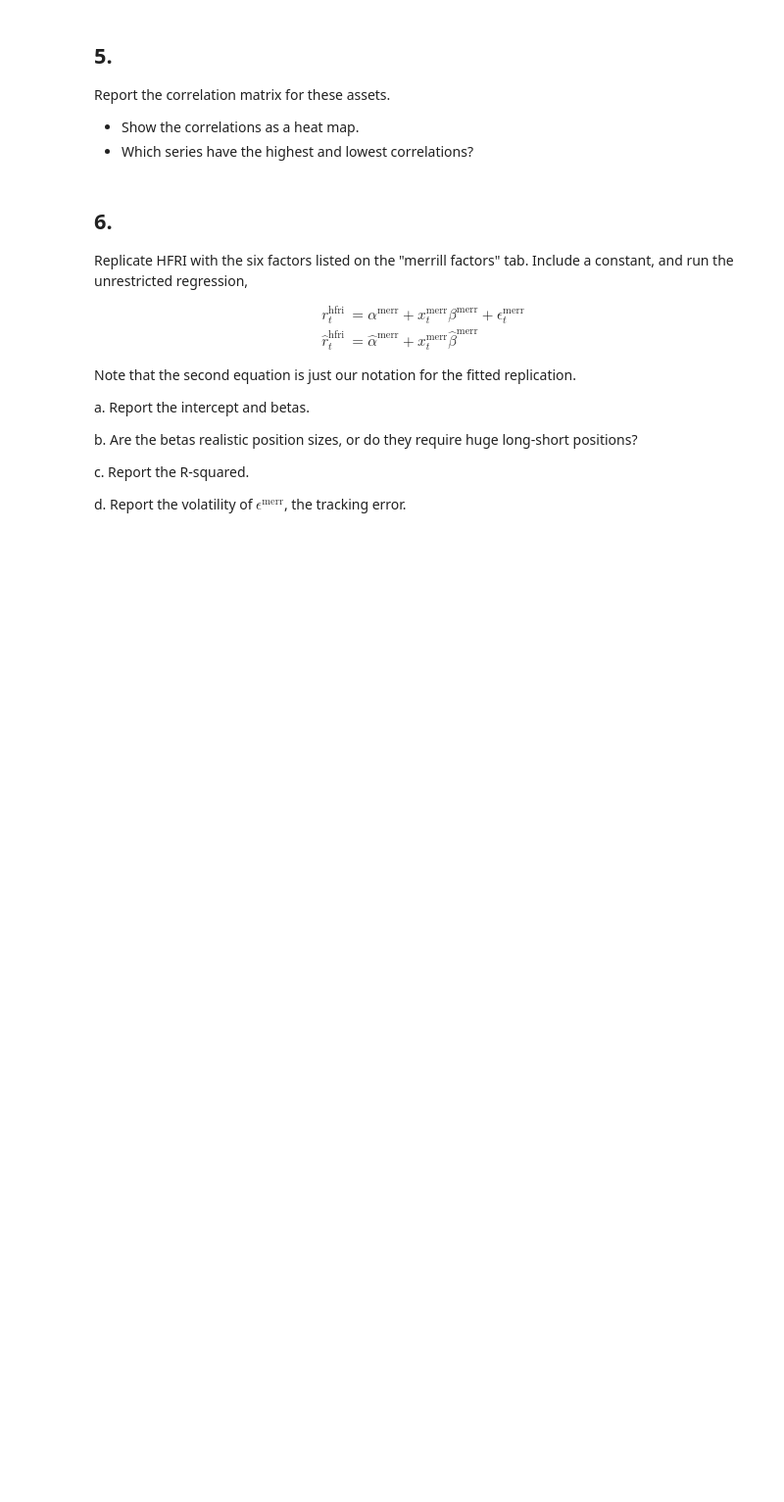
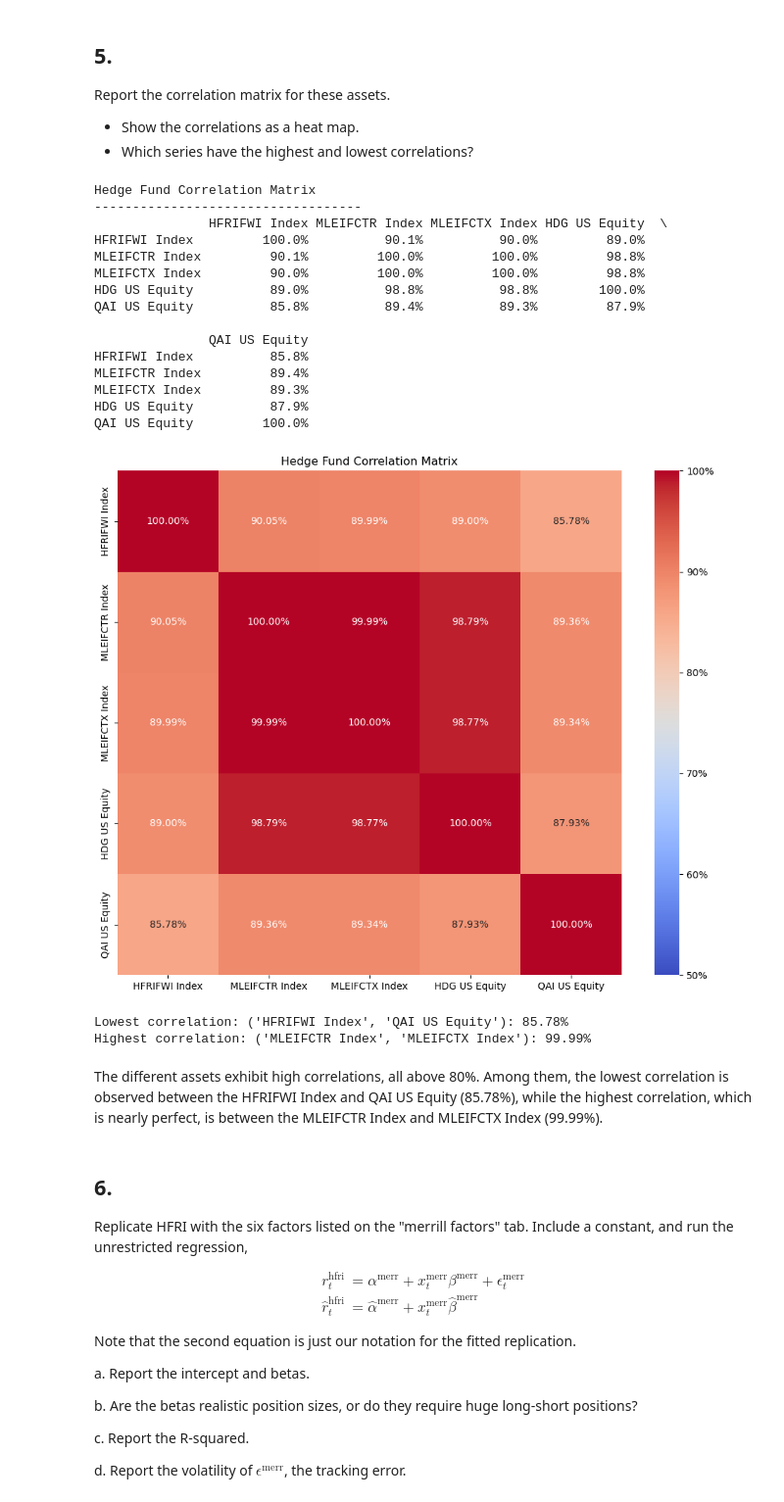
Before and after one commit to forddendorf/finm36700_group1A, a Jupyter notebook: Portfolio_hw2.ipynb, the cells around one changed output. Shown at 98% size. Saved outputs shown, nothing was run; the diff lists cells and outputs as text; code cells hidden in the pictures; blank space fills up the shorter version.

```diff
--- a/Portfolio_hw2.ipynb
+++ b/Portfolio_hw2.ipynb
@@ -177,6 +177,63 @@ dtype: float64
 Report the correlation matrix for these assets.
 * Show the correlations as a heat map.
 * Which series have the highest and lowest correlations?
+# %%
+import matplotlib.pyplot as plt
+from matplotlib.ticker import PercentFormatter
+import seaborn as sns
+
+corr_matrix = hedge_fund_series.corr()
+
+print("Hedge Fund Correlation Matrix\n" + "-"*35)
+print((corr_matrix * 100).round(1).astype(str) + "%")
+
+# Heatmap graphic
+plt.figure(figsize=(10, 8))
+
+sns.heatmap(
+    corr_matrix,
+    annot=True,
+    fmt=".2%",
+    cmap="coolwarm",
+    vmin=0.50,
+    vmax=1.00,
+    center=0.75,
+    square=True,
+    cbar_kws={"format": PercentFormatter(1)})
+
+plt.title("Hedge Fund Correlation Matrix")
+plt.tight_layout()
+plt.show()
+
+# Highest and lowest correlations
+upper_triangle = corr_matrix.where(np.triu(np.ones(corr_matrix.shape), k=1).astype(bool)).stack()
+
+lowest = upper_triangle.idxmin()
+highest = upper_triangle.idxmax()
+
+print(f"Lowest correlation: {lowest}: {upper_triangle.loc[lowest]:.2%}")
+print(f"Highest correlation: {highest}: {upper_triangle.loc[highest]:.2%}")
+# %% [output]
+Hedge Fund Correlation Matrix
+-----------------------------------
+               HFRIFWI Index MLEIFCTR Index MLEIFCTX Index HDG US Equity  \
+HFRIFWI Index         100.0%          90.1%          90.0%         89.0%
+MLEIFCTR Index         90.1%         100.0%         100.0%         98.8%
+MLEIFCTX Index         90.0%         100.0%         100.0%         98.8%
+HDG US Equity          89.0%          98.8%          98.8%        100.0%
+QAI US Equity          85.8%          89.4%          89.3%         87.9%
+
+               QAI US Equity
+HFRIFWI Index          85.8%
+MLEIFCTR Index         89.4%
+MLEIFCTX Index         89.3%
+HDG US Equity          87.9%
+QAI US Equity         100.0%
+[figure, added]
+Lowest correlation: ('HFRIFWI Index', 'QAI US Equity'): 85.78%
+Highest correlation: ('MLEIFCTR Index', 'MLEIFCTX Index'): 99.99%
+# %% [markdown]
+The different assets exhibit high correlations, all above 80%. Among them, the lowest correlation is observed between the HFRIFWI Index and QAI US Equity (85.78%), while the highest correlation, which is nearly perfect, is between the MLEIFCTR Index and MLEIFCTX Index (99.99%).
 # %% [markdown]
 ## 6.
 
```
Also changed, not shown: parts of 6 cells of this notebook.
